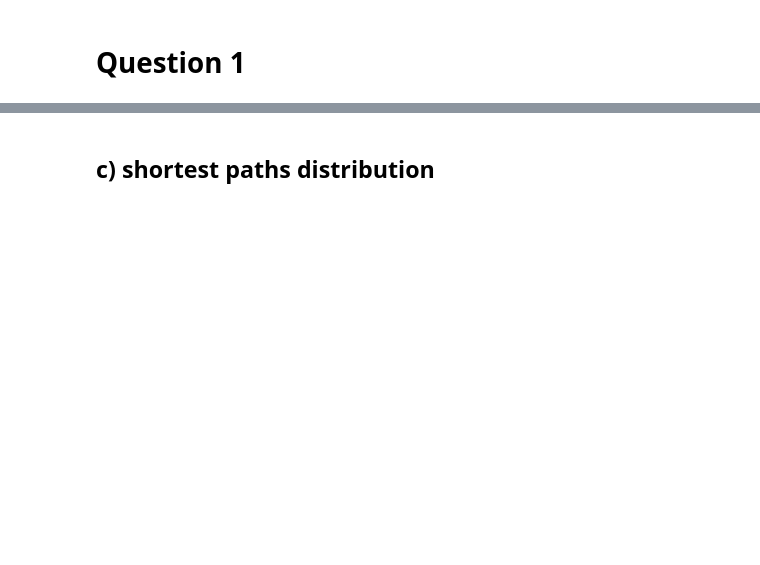
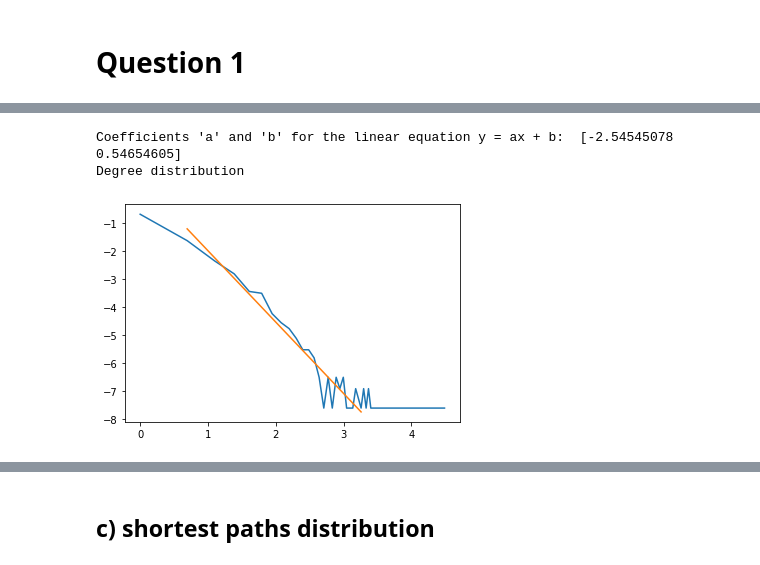
Before and after one commit to AndyBaiMQC/COMP-596-Network-Science, a Jupyter notebook: a1/Q1Q2.ipynb, the cells around one changed output, grey strips where cells are left out. Cells and saved outputs as stored; diff of their text form; code cells hidden in the pictures; blank space fills up the shorter version.

```diff
--- a/a1/Q1Q2.ipynb
+++ b/a1/Q1Q2.ipynb
@@ -15,0 +82,6 @@ from scipy.sparse import csc_matrix
+# %%
+get_degree(a_protein,1, 2, 25)
+# %% [output]
+Coefficients 'a' and 'b' for the linear equation y = ax + b:  [-2.54545078  0.54654605]
+Degree distribution
+[figure, added]
```
Also changed, not shown: parts of 75 cells of this notebook, 3 other files.
